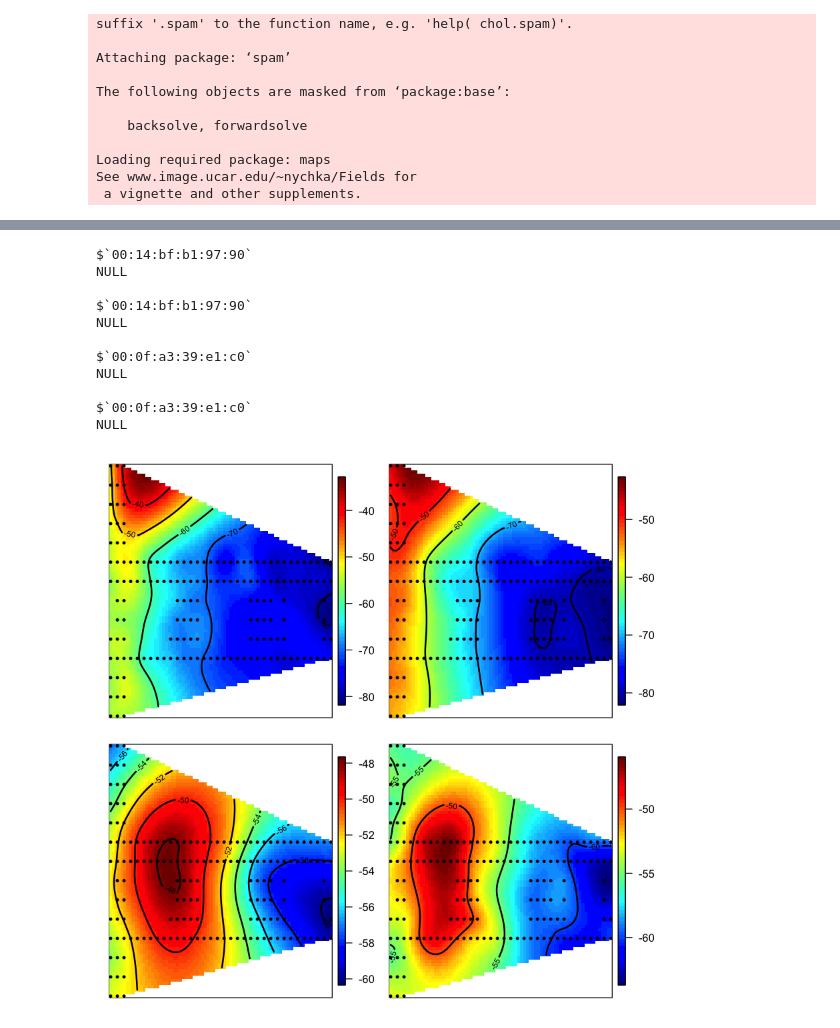
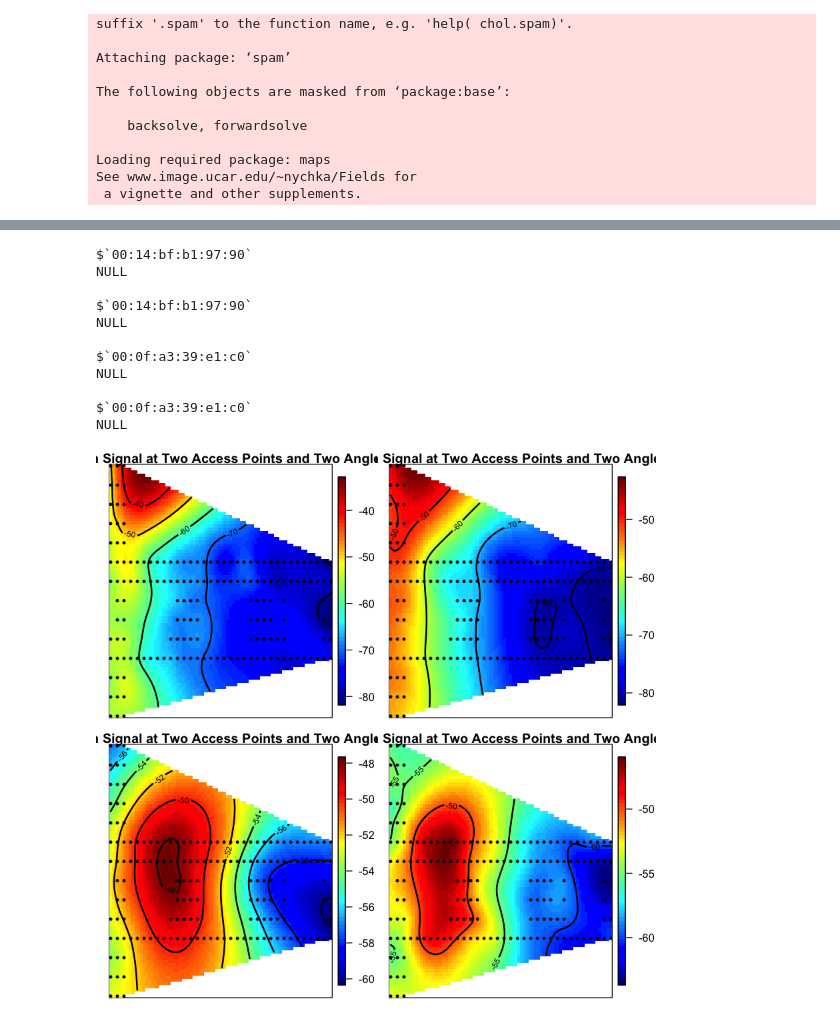
Before and after one commit to kjprice/smu-quantifying-the-world, a Jupyter notebook: CaseStudy1/Perform Analysis (From Book).ipynb, the cells around one changed output, grey strips where cells are left out. Saved outputs shown, nothing was run; the diff lists cells and outputs as text; code cells hidden in the pictures.

```diff
--- a/CaseStudy1/Perform Analysis (From Book).ipynb
+++ b/CaseStudy1/Perform Analysis (From Book).ipynb
@@ -146,34 +140,34 @@ points(oneAPAngle$posX, oneAPAngle$posY, pch=19, cex = 0.5)
 # %%
 surfaceSS = function(data, mac, angle = 45) {
   require(fields)
   oneAPAngle = data[ data$mac == mac & data$angle == angle, ]
   smoothSS = Tps(oneAPAngle[, c("posX","posY")],
                  oneAPAngle$avgSignal)
   vizSmooth = predictSurface(smoothSS)
-  plot.surface(vizSmooth, type = "C",
+  plot.surface(vizSmooth, type = "C", main = "Median Signal at Two Access Points and Two Angles",
                xlab = "", ylab = "", xaxt = "n", yaxt = "n")
   points(oneAPAngle$posX, oneAPAngle$posY, pch=19, cex = 0.5)
 }
 
 parCur = par(mfrow = c(2,2), mar = rep(1, 4))
 
 
 mapply(surfaceSS, mac = subMacs[ rep(c(5, 1), each = 2) ],
 angle = rep(c(0, 135), 2),
 data = list(data = offlineSummary))
 # %% [output]
 $`00:14:bf:b1:97:90`
 NULL
 
 $`00:14:bf:b1:97:90`
 NULL
 
 $`00:0f:a3:39:e1:c0`
 NULL
 
 $`00:0f:a3:39:e1:c0`
 NULL
-[figure, old version]
+[figure, new version]
 # %%
 processLine = function(x)
 {
```
Also changed, not shown: parts of 5 cells of this notebook, 1 other file.
